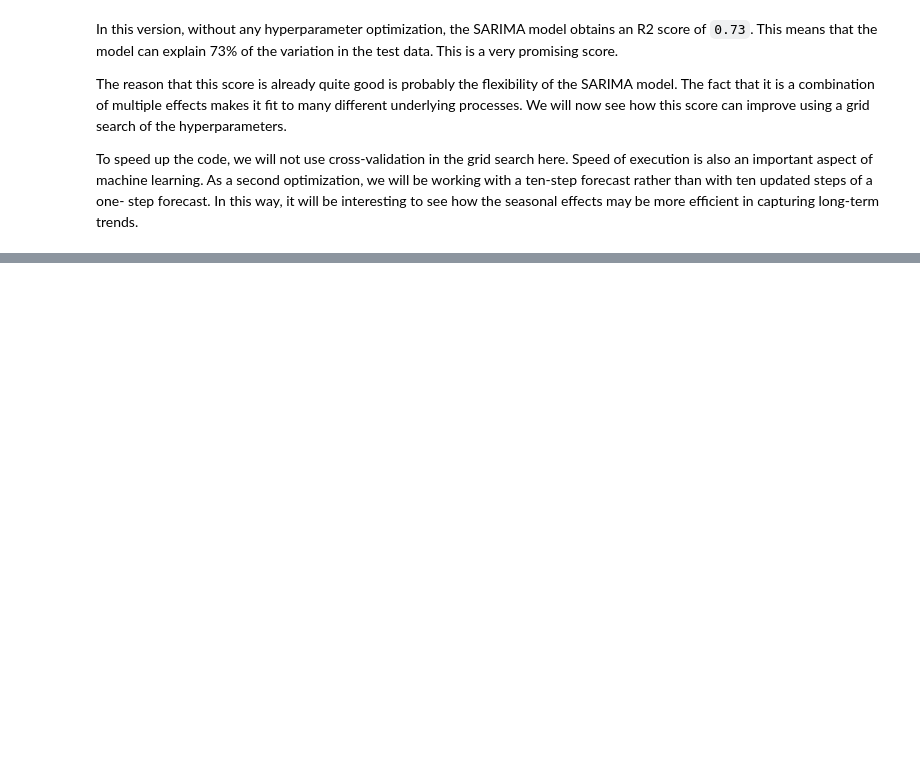
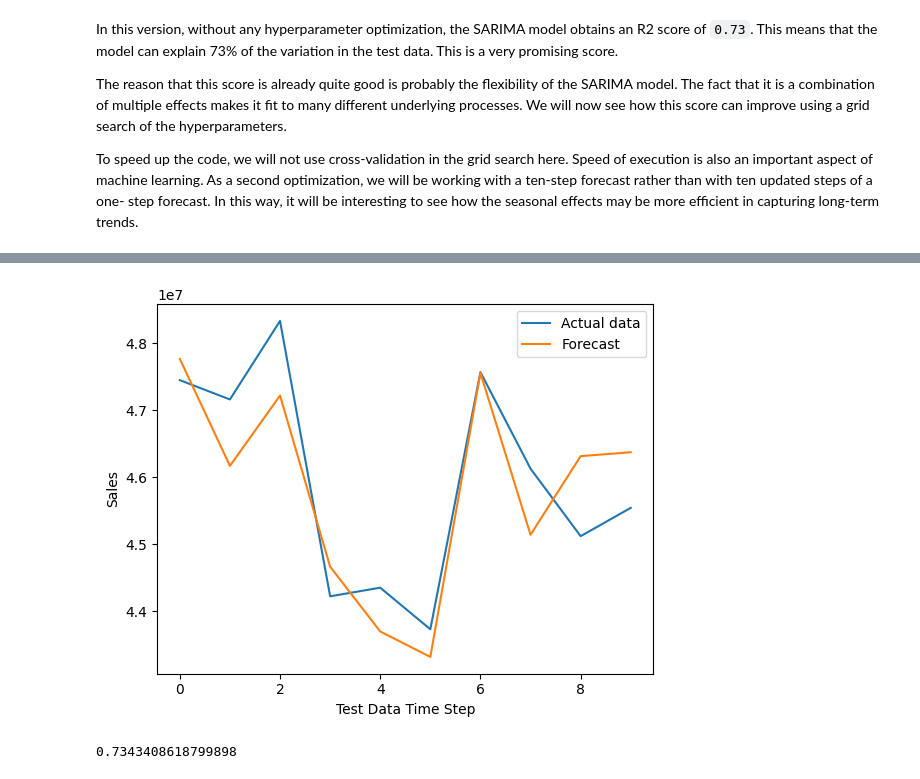
Before and after one commit to Udeani4/time_series_analysis, a Jupyter notebook: UNIVARIATE_TIME_SERIES/SARIMA.ipynb, the cells around one changed output, grey strips where cells are left out. Drawn from its saved outputs; the diff is of its cells as text; code cells hidden in the pictures; blank space fills up the shorter version.

Commit message:
SARIMA training complete

```diff
--- a/UNIVARIATE_TIME_SERIES/SARIMA.ipynb
+++ b/UNIVARIATE_TIME_SERIES/SARIMA.ipynb
@@ -164,0 +202,21 @@ result = res.sort_values('score')
+# %%
+## Plot the best output
+train = data['Weekly_Sales'][:-10]
+test = data['Weekly_Sales'][-10:]
+
+mod = SARIMAX(train, order=(0,1,1),
+seasonal_order=(1,1,1,52))
+
+res = mod.fit(disp=False)
+fcst = res.forecast(steps=10) ## we are forecasting 10 ahead instead of retraining cycle used in last topic. This is because this one will capture the seasonality as well
+
+plt.plot(list(test))
+plt.plot(list(fcst))
+plt.legend(['Actual data', 'Forecast'])
+plt.ylabel('Sales')
+plt.xlabel('Test Data Time Step')
+plt.show()
+r2_score(test, fcst)
+# %% [output]
+[figure, added]
+0.7343408618799898
```
Also changed, not shown: parts of 4 cells of this notebook.
